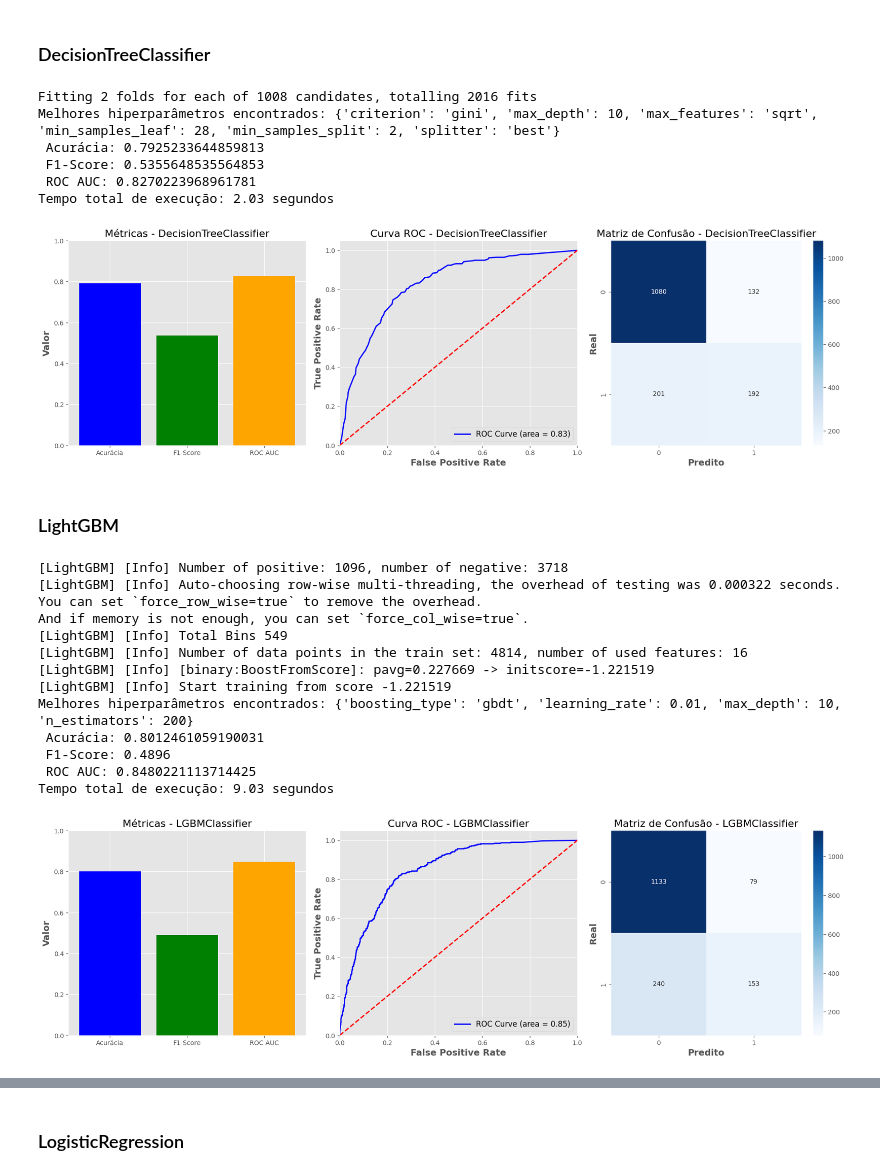
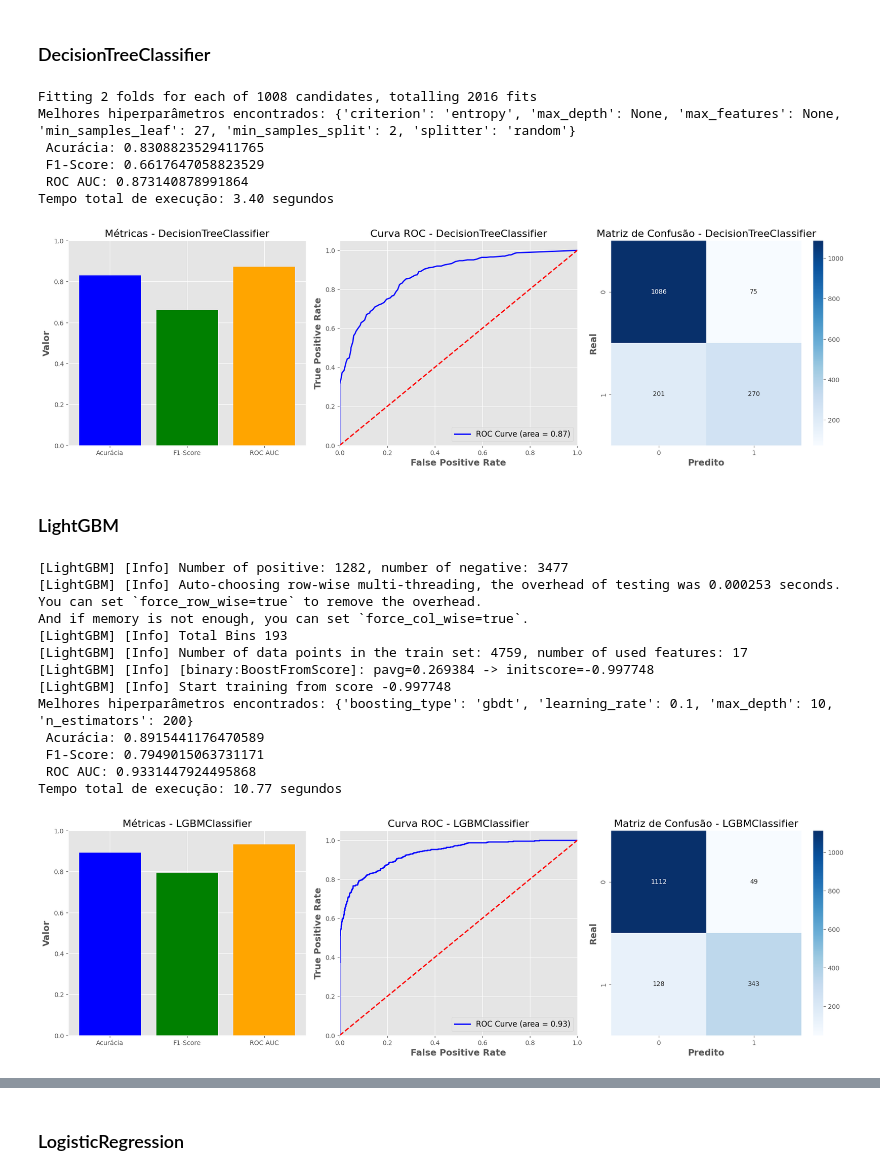
Before and after one commit to mraro/Projeto_Final, a Jupyter notebook: projeto_final.ipynb, the cells around one changed output, grey strips where cells are left out. Cells and saved outputs as stored; diff of their text form; code cells hidden in the pictures.

```diff
--- a/projeto_final.ipynb
+++ b/projeto_final.ipynb
@@ -721,23 +792,31 @@ df_predictions['target'] = df_result['churn']
 # %%
-df = df_result.drop(['customer_id','gender','begin_date'], axis=1) # removendo a coluna de gender tambem pois ela possuiu pouca correlação com qualquer dado
+df = df_result.drop(['customer_id','gender','begin_date','monthly_charges','total_charges'], axis=1) # removendo a coluna de gender tambem pois ela possuiu pouca correlação com qualquer dado
 
-features, test = train_test_split(df, random_state=12, test_size=0.25)
+features, validation = train_test_split(df, random_state=12, test_size=0.3)
+test, valid = train_test_split(validation, test_size=0.2)
 features_train=features.drop('churn',axis=1)
 target_train=features['churn']
 
 features_test=test.drop('churn',axis=1)
 target_test=test['churn']
+
+features_valid=valid.drop('churn',axis=1)
+target_valid=valid['churn']
+# %%
+df_predictions = pd.DataFrame()
+df_predictions['target'] = target_valid
 # %% [markdown]
 ### RandomForestClassifier
 # %%
 # grid de hiperparâmetros para buscar
 param_grid = {
-    'n_estimators': [110,120,140],
-    'max_depth': [5,9, 10],
-    'min_samples_split': [2, 5],
-    'min_samples_leaf': [12, 14,16,18],
+    'n_estimators': [150,],
+    'max_depth': [10,],
+    'min_samples_split': [2,],
+    'min_samples_leaf': [16,],
     'max_features': ['sqrt', ],
-    'bootstrap': [True, ]
+    'bootstrap': [True, ],
+    'class_weight':['balanced'],
 }
 
 # Inicializar o modelo RandomForestClassifier
@@ -763,5 +842,5 @@ print(f"Melhores hiperparâmetros encontrados: {grid_search.best_params_}")
 # Adicionar o melhor modelo ao ranking
 ranking.add_model(best_model, target_test, features_test, time_lapse=time_lapse)
 # Prever usando o melhor modelo
-df_predictions['RDC'] = best_model.predict(df.drop('churn', axis=1))
+df_predictions['RDC'] = best_model.predict(features_valid)
 # %% [output]
@@ -807,15 +886,15 @@ print(f"Melhores hiperparâmetros encontrados: {grid_search.best_params_}")
 ranking.add_model(best_model, target_test, features_test, time_lapse=time_lapse)
 
 # Prever usando o melhor modelo no DataFrame original
-df_predictions['DTC'] = best_model.predict(df.drop('churn', axis=1))
+df_predictions['DTC'] = best_model.predict(features_valid)
 # %% [output]
 Fitting 2 folds for each of 1008 candidates, totalling 2016 fits
-Melhores hiperparâmetros encontrados: {'criterion': 'gini', 'max_depth': 10, 'max_features': 'sqrt', 'min_samples_leaf': 28, 'min_samples_split': 2, 'splitter': 'best'}
- Acurácia: 0.7925233644859813
- F1-Score: 0.5355648535564853
- ROC AUC: 0.8270223968961781
-Tempo total de execução: 2.03 segundos
+Melhores hiperparâmetros encontrados: {'criterion': 'entropy', 'max_depth': None, 'max_features': None, 'min_samples_leaf': 27, 'min_samples_split': 2, 'splitter': 'random'}
+ Acurácia: 0.8308823529411765
+ F1-Score: 0.6617647058823529
+ ROC AUC: 0.873140878991864
+Tempo total de execução: 3.40 segundos
-[figure, old version]
+[figure, new version]
 # %% [markdown]
 ### LightGBM
 # %%
@@ -823,53 +902,49 @@ Tempo total de execução: 2.03 segundos
 start_time = time.time()
 # Treinando um modelo de classificação com LightGBM
 param_grid = {
-    'n_estimators': [100, 200],  # Número de árvores no ensemble
-    'learning_rate': [0.01, 0.1],  # Taxa de aprendizado
-    'max_depth': [-1, 10],  # Profundidade máxima da árvore
-    'boosting_type': ['gbdt', 'dart'],  # Tipo de boosting (GBDT ou Dart)
-    # 'bagging_fraction': [0.8, 1.0],  # Fração de amostras para usar em cada iteração
-    # 'bagging_freq': [0, 5],  # Frequência do bagging
-    # 'lambda_l1': [0, 0.1, 0.5],  # Regularização L1
-    # 'lambda_l2': [0, 0.1, 0.5],  # Regularização L2
+    'n_estimators': [100, 200],
+    'learning_rate': [0.01, 0.1],
+    'max_depth': [-1, 10],
+    'boosting_type': ['gbdt', 'dart'],
 }
 
 # Inicializar o modelo LGBMClassifier
 lgbm = lgb.LGBMClassifier(random_state=42)
 
 # Configurar o GridSearchCV com o LGBMClassifier
 grid_search = GridSearchCV(estimator=lgbm, param_grid=param_grid, scoring='roc_auc', cv=5, n_jobs=-1, verbose=0)
 
 # Tempo de início
 start_time = time.time()
 
 # Realizar o treinamento com GridSearchCV
 grid_search.fit(features_train, target_train)
 
 # Calcular o tempo total de execução
 end_time = time.time()
 time_lapse = end_time - start_time
 
 # Melhor modelo obtido
-best_model = grid_search.best_estimator_
+best_model_lgbm = grid_search.best_estimator_
 
 # Exibir os melhores hiperparâmetros
 print(f"Melhores hiperparâmetros encontrados: {grid_search.best_params_}")
 
-ranking.add_model(best_model, target_test, features_test, time_lapse=time_lapse)
+ranking.add_model(best_model_lgbm, target_test, features_test, time_lapse=time_lapse)
 
-df_predictions['LightGBM'] = best_model.predict(df.drop('churn',axis=1))
+df_predictions['LightGBM'] = best_model_lgbm.predict(features_valid)
 # %% [output]
-[LightGBM] [Info] Number of positive: 1096, number of negative: 3718
-[LightGBM] [Info] Auto-choosing row-wise multi-threading, the overhead of testing was 0.000322 seconds.
+[LightGBM] [Info] Number of positive: 1282, number of negative: 3477
+[LightGBM] [Info] Auto-choosing row-wise multi-threading, the overhead of testing was 0.000253 seconds.
 You can set `force_row_wise=true` to remove the overhead.
 And if memory is not enough, you can set `force_col_wise=true`.
-[LightGBM] [Info] Total Bins 549
-[LightGBM] [Info] Number of data points in the train set: 4814, number of used features: 16
-[LightGBM] [Info] [binary:BoostFromScore]: pavg=0.227669 -> initscore=-1.221519
-[LightGBM] [Info] Start training from score -1.221519
-Melhores hiperparâmetros encontrados: {'boosting_type': 'gbdt', 'learning_rate': 0.01, 'max_depth': 10, 'n_estimators': 200}
- Acurácia: 0.8012461059190031
- F1-Score: 0.4896
- ROC AUC: 0.8480221113714425
-Tempo total de execução: 9.03 segundos
+[LightGBM] [Info] Total Bins 193
+[LightGBM] [Info] Number of data points in the train set: 4759, number of used features: 17
+[LightGBM] [Info] [binary:BoostFromScore]: pavg=0.269384 -> initscore=-0.997748
+[LightGBM] [Info] Start training from score -0.997748
+Melhores hiperparâmetros encontrados: {'boosting_type': 'gbdt', 'learning_rate': 0.1, 'max_depth': 10, 'n_estimators': 200}
+ Acurácia: 0.8915441176470589
+ F1-Score: 0.7949015063731171
+ ROC AUC: 0.9331447924495868
+Tempo total de execução: 10.77 segundos
-[figure, old version]
+[figure, new version]
```
Also changed, not shown: parts of 50 cells of this notebook.
